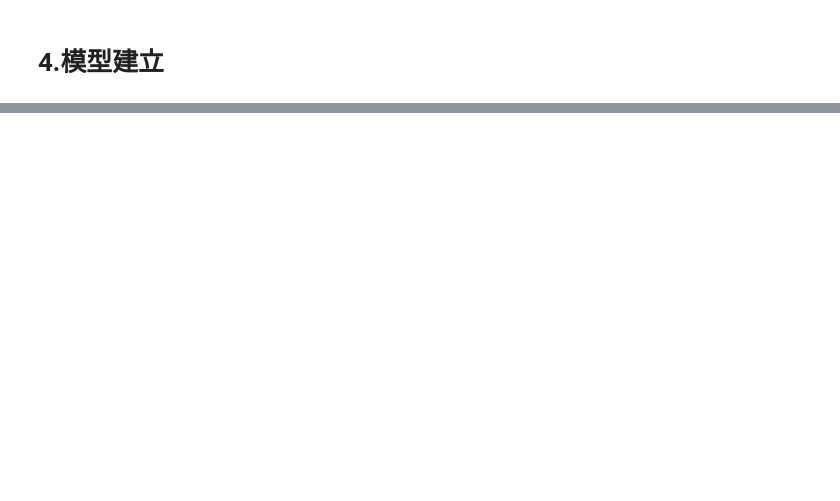
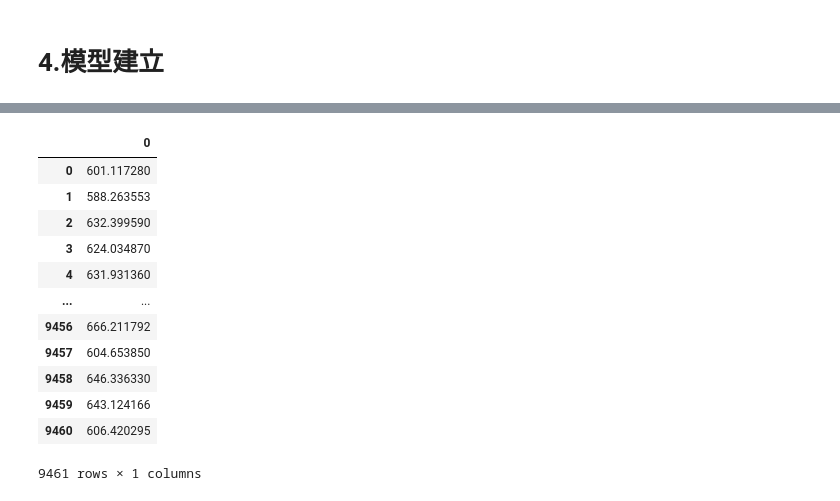
Before and after one commit to iihcy/Credit_ACard, a Jupyter notebook: ACard.ipynb, the cells around one changed output, grey strips where cells are left out. Saved outputs shown, nothing was run; the diff lists cells and outputs as text; code cells hidden in the pictures; blank space fills up the shorter version.

```diff
--- a/ACard.ipynb
+++ b/ACard.ipynb
@@ -518,0 +519,12 @@ df_model.shape
+# %%
+# 数据准备_all_newFeature_sub
+df_model = df_s[all_newFeature_sub]
+df_model[sub_char_feature] = df_model[sub_char_feature].astype('str')
+print(df_model.shape)
+
+# 训练集和测试集划分：7：3
+x_train, x_test, y_train, y_test = train_test_split(df_model, df_s['y'], test_size=0.3, random_state=10)
+print(x_train.shape)
+print(x_test.shape)
+print(y_train.shape)
+print(y_test.shape)
@@ -520,0 +646,2 @@ df_model.shape
+# %%
+model_cb = cat_model_run(x_train, y_train)
@@ -520,0 +666,4 @@ df_model.shape
+# %%
+model_cb.get_params()
+# 模型结果
+model_cb.fit(x_train, y_train)
@@ -520,0 +696,9 @@ df_model.shape
+# %%
+# 训练集
+pre_train = model_cb.predict(x_train)
+pro_train = model_cb.predict_proba(x_train)[:,1]
+# 测试集
+pre_test = model_cb.predict(x_test)
+pro_test = model_cb.predict_proba(x_test)[:,1]
+
+fpr, tpr, _ = model_performance(y_train, pre_train, pro_train, y_test, pre_test, pro_test)
@@ -520,0 +725,18 @@ df_model.shape
+# %%
+# 模型分数转换
+score = pd.Series(get_model_score(pro_test)).to_frame()
+score
+# %% [output]
+|  | 0 |
+| 0 | 601.117280 |
+| 1 | 588.263553 |
+| 2 | 632.399590 |
+| 3 | 624.034870 |
+| 4 | 631.931360 |
+| ... | ... |
+| 9456 | 666.211792 |
+| 9457 | 604.653850 |
+| 9458 | 646.336330 |
+| 9459 | 643.124166 |
+| 9460 | 606.420295 |
+9461 rows × 1 columns
```
Also changed, not shown: parts of 15 cells of this notebook.
